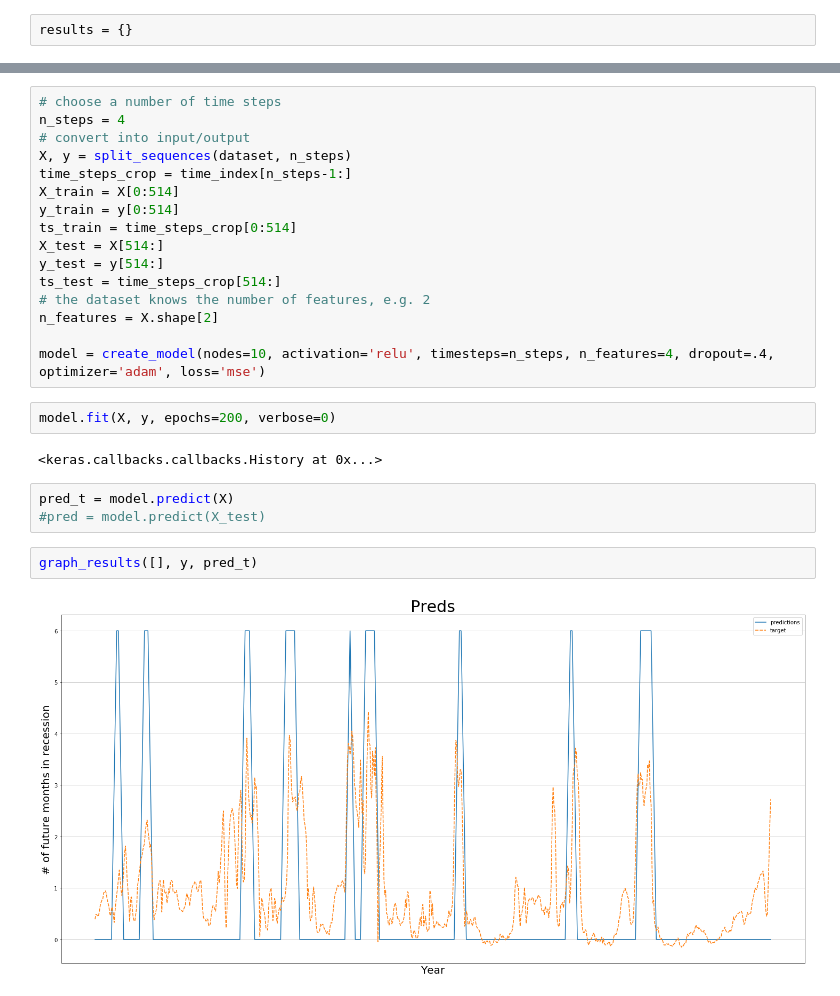
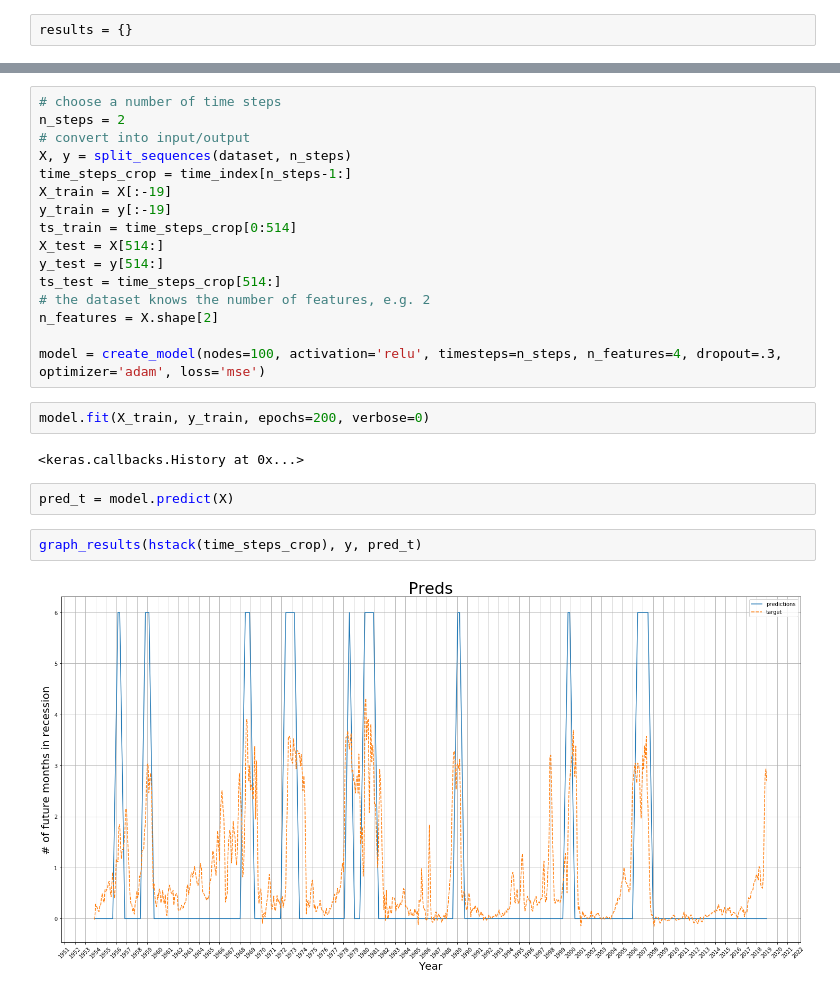
Before and after one commit to salimelawad/recession_predictor, a Jupyter notebook: recession_predictor_notebook.ipynb, the cells around one changed output, grey strips where cells are left out. Saved outputs shown, nothing was run; the diff lists cells and outputs as text.

```diff
--- a/recession_predictor_notebook.ipynb
+++ b/recession_predictor_notebook.ipynb
@@ -213,11 +202,11 @@ SyntaxError: positional argument follows keyword argument (<ipython-input-67-aa6
 # %%
 # choose a number of time steps
-n_steps = 4
+n_steps = 2
 # convert into input/output
 X, y = split_sequences(dataset, n_steps)
 time_steps_crop = time_index[n_steps-1:]
-X_train = X[0:514]
-y_train = y[0:514]
+X_train = X[:-19]
+y_train = y[:-19]
 ts_train = time_steps_crop[0:514]
 X_test = X[514:]
 y_test = y[514:]
@@ -225,15 +214,14 @@ ts_test = time_steps_crop[514:]
 # the dataset knows the number of features, e.g. 2
 n_features = X.shape[2]
 
-model = create_model(nodes=10, activation='relu', timesteps=n_steps, n_features=4, dropout=.4, optimizer='adam', loss='mse')
+model = create_model(nodes=100, activation='relu', timesteps=n_steps, n_features=4, dropout=.3, optimizer='adam', loss='mse')
 # %%
-model.fit(X, y, epochs=200, verbose=0)
+model.fit(X_train, y_train, epochs=200, verbose=0)
 # %% [output]
-<keras.callbacks.callbacks.History at 0x...>
+<keras.callbacks.History at 0x...>
 # %%
 pred_t = model.predict(X)
-#pred = model.predict(X_test)
 # %%
-graph_results([], y, pred_t)
+graph_results(hstack(time_steps_crop), y, pred_t)
 # %% [output]
-[figure, old version]
+[figure, new version]
```
Also changed, not shown: parts of 4 cells of this notebook.
